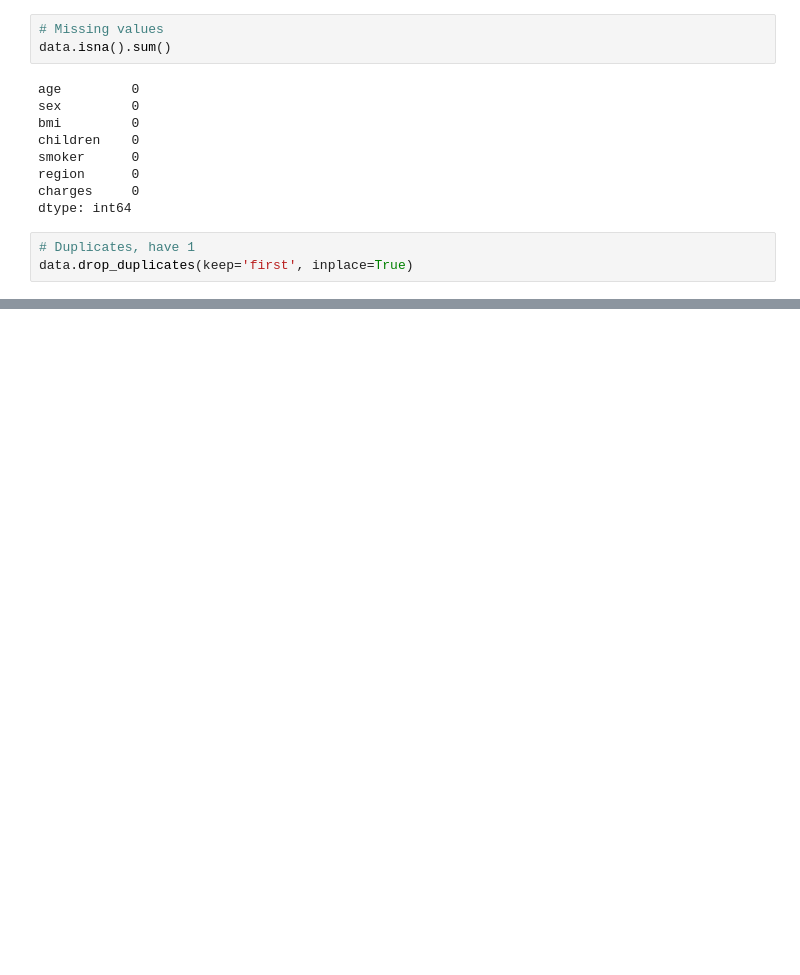
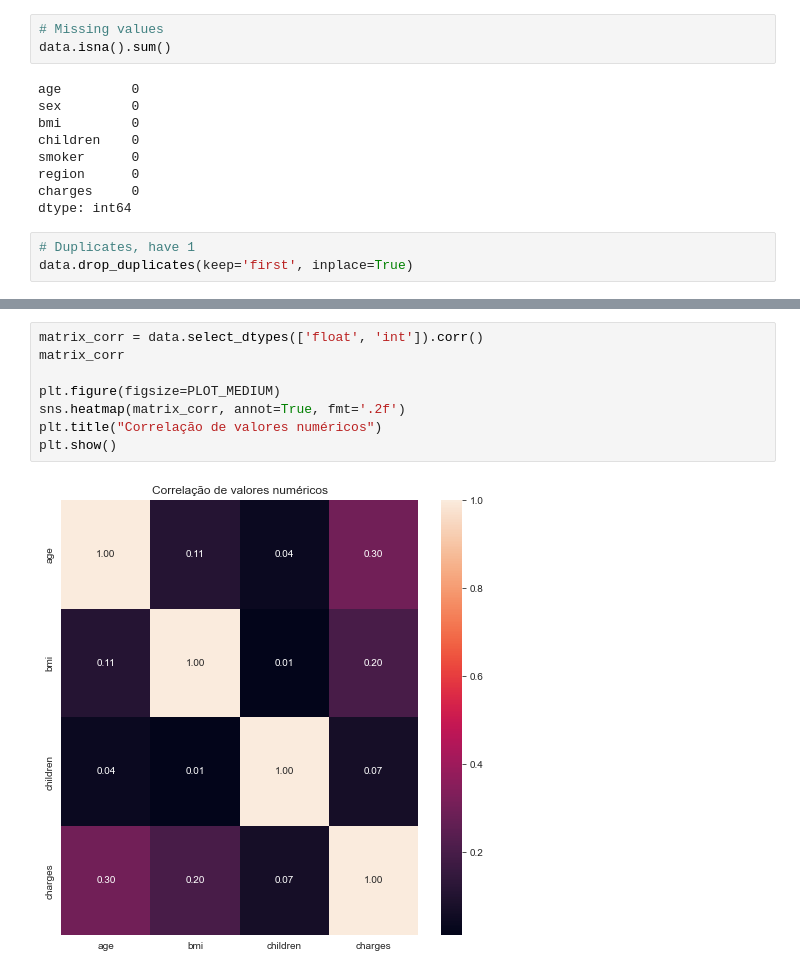
Before and after one commit to pveinberg/formacao_ML_minsait, a Jupyter notebook: Notebooks/Aula01/exercicios/seguros.ipynb, the cells around one changed output, grey strips where cells are left out. Drawn from its saved outputs; the diff is of its cells as text; blank space fills up the shorter version.

```diff
--- a/Notebooks/Aula01/exercicios/seguros.ipynb
+++ b/Notebooks/Aula01/exercicios/seguros.ipynb
@@ -91,0 +102,10 @@ plt.show()
+# %%
+matrix_corr = data.select_dtypes(['float', 'int']).corr()
+matrix_corr
+
+plt.figure(figsize=PLOT_MEDIUM)
+sns.heatmap(matrix_corr, annot=True, fmt='.2f')
+plt.title("Correlação de valores numéricos")
+plt.show()
+# %% [output]
+[figure, added]
```
Also changed, not shown: parts of 14 cells of this notebook, 2 other files.
